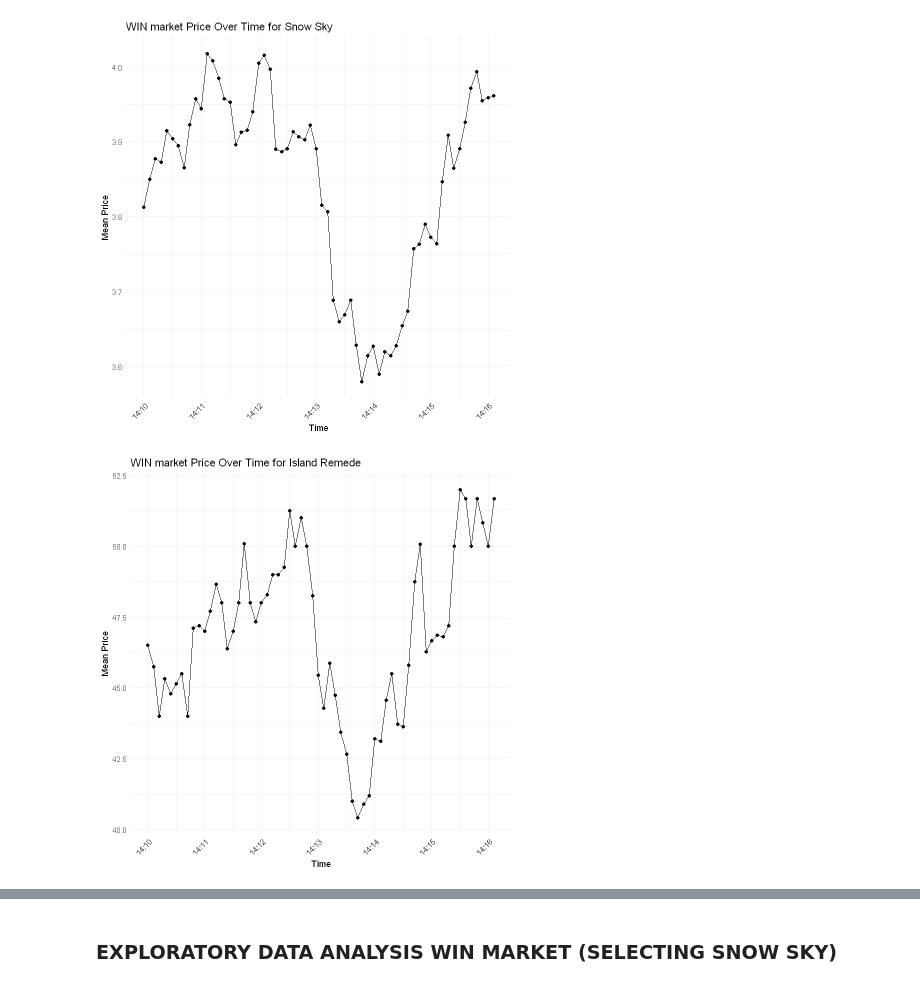
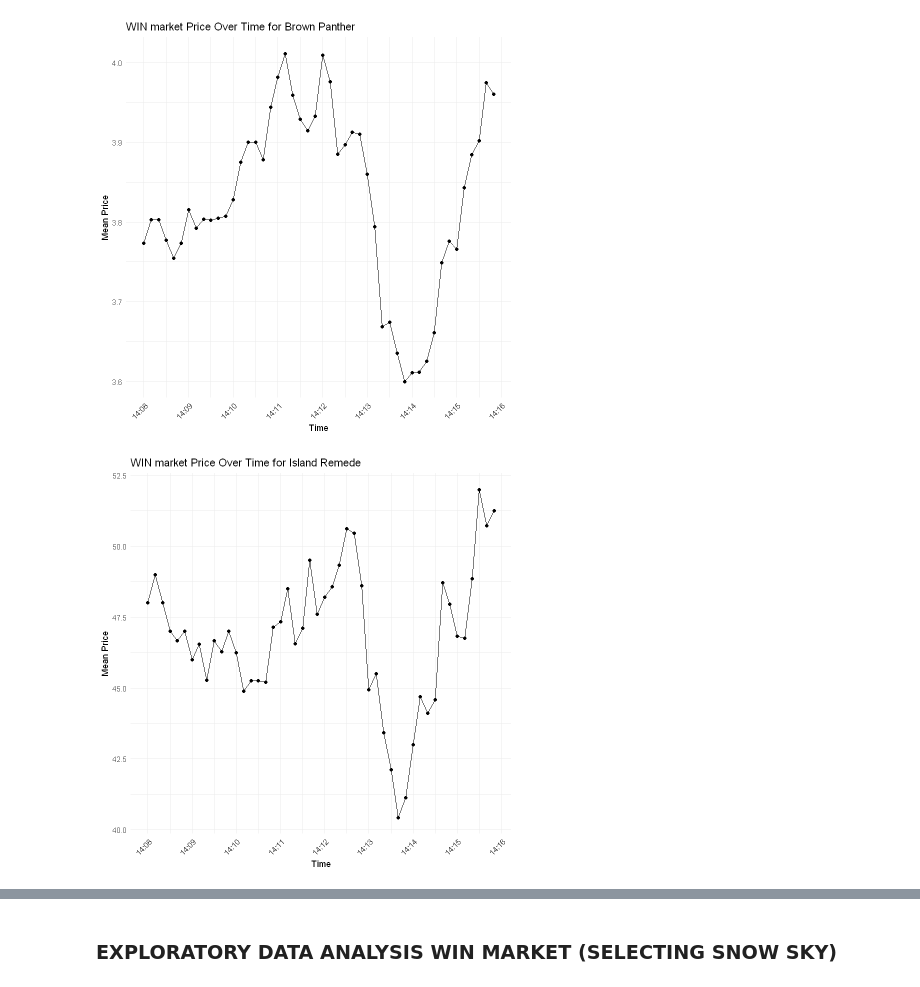
Before and after one commit to SamuelDevdas/Time-Series-Finance-Sports-Betting, a Jupyter notebook: win_data_prep2.ipynb, the cells around one changed output, grey strips where cells are left out. Cells and saved outputs as stored; diff of their text form; code cells hidden in the pictures.

```diff
--- a/win_data_prep2.ipynb
+++ b/win_data_prep2.ipynb
@@ -42,10 +60,10 @@ PLACE_PRO_df <- PLACE_PRO_df %>%
 
 # Create a equal frequency bin for time
 WIN_PRO_df <- WIN_PRO_df %>%
-  mutate(six_sec_bucket = floor(as.numeric(timestamp) / 6))
+  mutate(six_sec_bucket = floor(as.numeric(timestamp) / 10))
 
 PLACE_PRO_df <- PLACE_PRO_df %>%
-  mutate(six_sec_bucket = floor(as.numeric(timestamp) / 6))
+  mutate(six_sec_bucket = floor(as.numeric(timestamp) / 10))
 
 # Create a size and price column. Price is set to last traded price, which is fine because we filtered out the rows with no trades.
 #Hence price is now actual trades, and size will be worked out later for each horse.
@@ -61,9 +79,10 @@ PLACE_PRO_df <- PLACE_PRO_df %>%
     price = last_traded_price
   )
 # %%
+###Check horse IDS
 # Read the horse name data into a dataframe
 horse_names_df <- data.frame(
-  horse_id = c(8421889, 5105924, 5465145, 3415981, 7560122, 7401388),
+  horse_id = c(8421889, 7560122, 5465145, 3415981, 5105924, 7401388),
   horse_name = c("Romsdal", "Brown Panther", "Havana Beat", "Times Up", "Snow Sky", "Island Remede")
 )
 # %%
@@ -75,8 +94,8 @@ PLACE_PRO_df <- PLACE_PRO_df %>%
   left_join(horse_names_df, by = c("horse_id" = "horse_id"))
 # %%
 # Important instances to split df
-PP_t <- "2015-05-15 16:10:00"
-IP_t <- "2015-05-15 16:16:10"
+PP_t <- "2015-05-15 16:08:00"
+IP_t <- "2015-05-15 16:16:00"
 
 # Split the data frame into three parts based on the given times
 WIN_PRO_df_Morning <- WIN_PRO_df %>% filter(timestamp < PP_t)
@@ -87,6 +106,8 @@ PLACE_PRO_df_Morning <- PLACE_PRO_df %>% filter(timestamp < PP_t)
 PLACE_PRO_df_PP <- PLACE_PRO_df %>% filter(timestamp >= PP_t & timestamp < IP_t)
 PLACE_PRO_df_IP <- PLACE_PRO_df %>% filter(timestamp >= IP_t)
 # %%
+  par(mfrow = c(2, 3))
+
 # Loop through each horse and create a plot and save dataframe for WIN_PRO_df
 for (horse in unique(WIN_PRO_df$horse_name)) {
   horse_df <- WIN_PRO_df_PP %>% filter(horse_name == horse)
@@ -108,8 +129,15 @@ for (horse in unique(WIN_PRO_df$horse_name)) {
   # Save the horse-specific dataframe to a variable named after the horse
   assign(paste0(gsub(" ", "_", horse), "_WIN_df"), horse_df)
 
+
+  # Partition the plot panel 2 rows and 3 column
+
+
+
+
+
   # Create the plot with only price
-  p <- ggplot(data = horse_df, aes(x = as.POSIXct(six_sec_bucket * 6, origin = "1970-01-01", tz = "GMT"), y = mean_price)) +
+  p <- ggplot(data = horse_df, aes(x = as.POSIXct(six_sec_bucket * 10, origin = "1970-01-01", tz = "GMT"), y = mean_price)) +
     geom_line() +
     geom_point() +
     labs(
@@ -133,2 +161,2 @@ for (horse in unique(WIN_PRO_df$horse_name)) {
-[figure, old version]
+[figure, new version]
-[figure, old version]
+[figure, new version]
```
Also changed, not shown: parts of 35 cells of this notebook.
